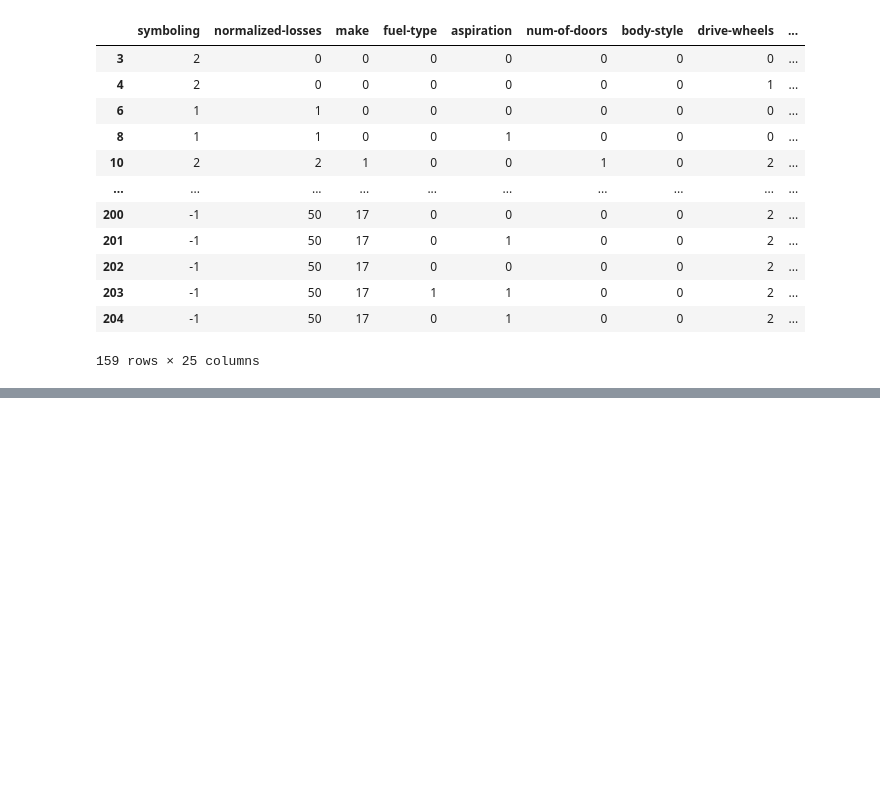
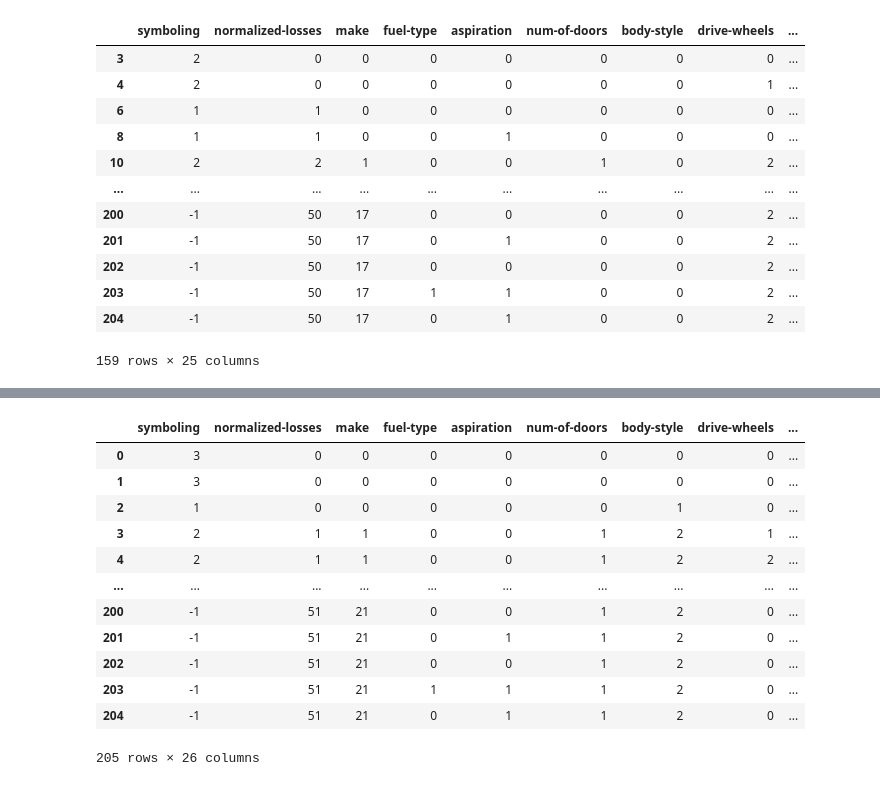
Before and after one commit to FranciscoFoz/machine-learning-training, a Jupyter notebook: Feature engineering/Curso_Kaggle_FE.ipynb, the cells around one changed output, grey strips where cells are left out. Cells and saved outputs as stored; diff of their text form; code cells hidden in the pictures; blank space fills up the shorter version.

```diff
--- a/Feature engineering/Curso_Kaggle_FE.ipynb
+++ b/Feature engineering/Curso_Kaggle_FE.ipynb
@@ -275,0 +345,28 @@ Name: MI Scores, dtype: float64
+# %%
+import pandas as pd
+import numpy as np
+pd.options.display.max_columns = 999
+
+df_auto = pd.read_csv('/home/franciscofoz/Documents/GitHub/machine-learning-training/Datasets/Automobile_data.csv')
+# Codificar o elemento categórico
+for nome_coluna in df_auto.select_dtypes("object"):
+    df_auto[nome_coluna], _ = df_auto[nome_coluna].factorize()
+
+# Todas as features discretas que agora são int
+features_discretas_df_auto = df_auto.dtypes == int
+# %%
+df_auto
+# %% [output]
+|  | symboling | normalized-losses | make | fuel-type | aspiration | num-of-doors | body-style | drive-wheels | ... |
+| 0 | 3 | 0 | 0 | 0 | 0 | 0 | 0 | 0 | ... |
+| 1 | 3 | 0 | 0 | 0 | 0 | 0 | 0 | 0 | ... |
+| 2 | 1 | 0 | 0 | 0 | 0 | 0 | 1 | 0 | ... |
+| 3 | 2 | 1 | 1 | 0 | 0 | 1 | 2 | 1 | ... |
+| 4 | 2 | 1 | 1 | 0 | 0 | 1 | 2 | 2 | ... |
+| ... | ... | ... | ... | ... | ... | ... | ... | ... | ... |
+| 200 | -1 | 51 | 21 | 0 | 0 | 1 | 2 | 0 | ... |
+| 201 | -1 | 51 | 21 | 0 | 1 | 1 | 2 | 0 | ... |
+| 202 | -1 | 51 | 21 | 0 | 0 | 1 | 2 | 0 | ... |
+| 203 | -1 | 51 | 21 | 1 | 1 | 1 | 2 | 0 | ... |
+| 204 | -1 | 51 | 21 | 0 | 1 | 1 | 2 | 0 | ... |
+205 rows × 26 columns
```
Also changed, not shown: parts of 14 cells of this notebook.
